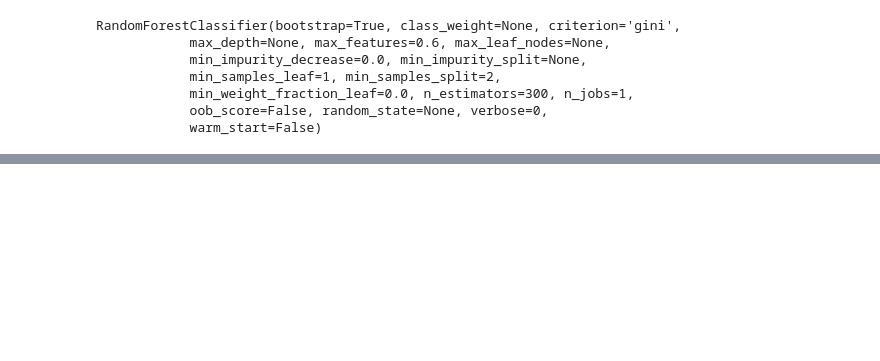
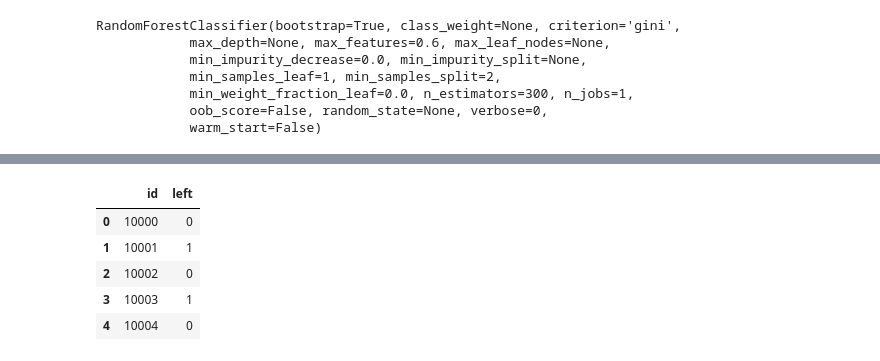
Before and after one commit to hhz-analytics-team/hr-competition, a Jupyter notebook: hr_competition_41_kaggle_random_forest.ipynb, the cells around one changed output, grey strips where cells are left out. Drawn from its saved outputs; the diff is of its cells as text; code cells hidden in the pictures; blank space fills up the shorter version.

Commit message:
kaggle predictions with random forest

```diff
--- a/hr_competition_41_kaggle_random_forest.ipynb
+++ b/hr_competition_41_kaggle_random_forest.ipynb
@@ -243,0 +282,13 @@ array(['0', '1', '0', ..., '0', '1', '0'], dtype=object)
+# %%
+df = pd.DataFrame(
+    {'id': ids,
+     'left': predictions
+    })
+df.head()
+# %% [output]
+|  | id | left |
+| 0 | 10000 | 0 |
+| 1 | 10001 | 1 |
+| 2 | 10002 | 0 |
+| 3 | 10003 | 1 |
+| 4 | 10004 | 0 |
```
Also changed, not shown: parts of 8 cells of this notebook, 3 other files.
